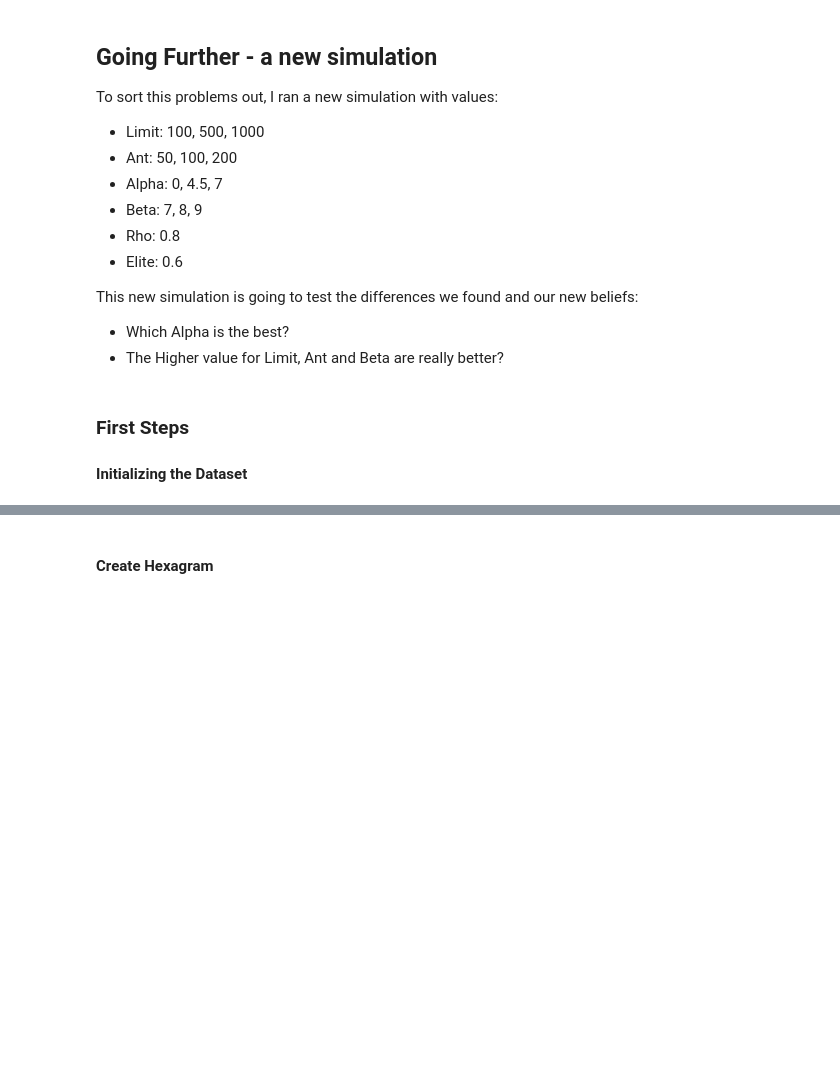
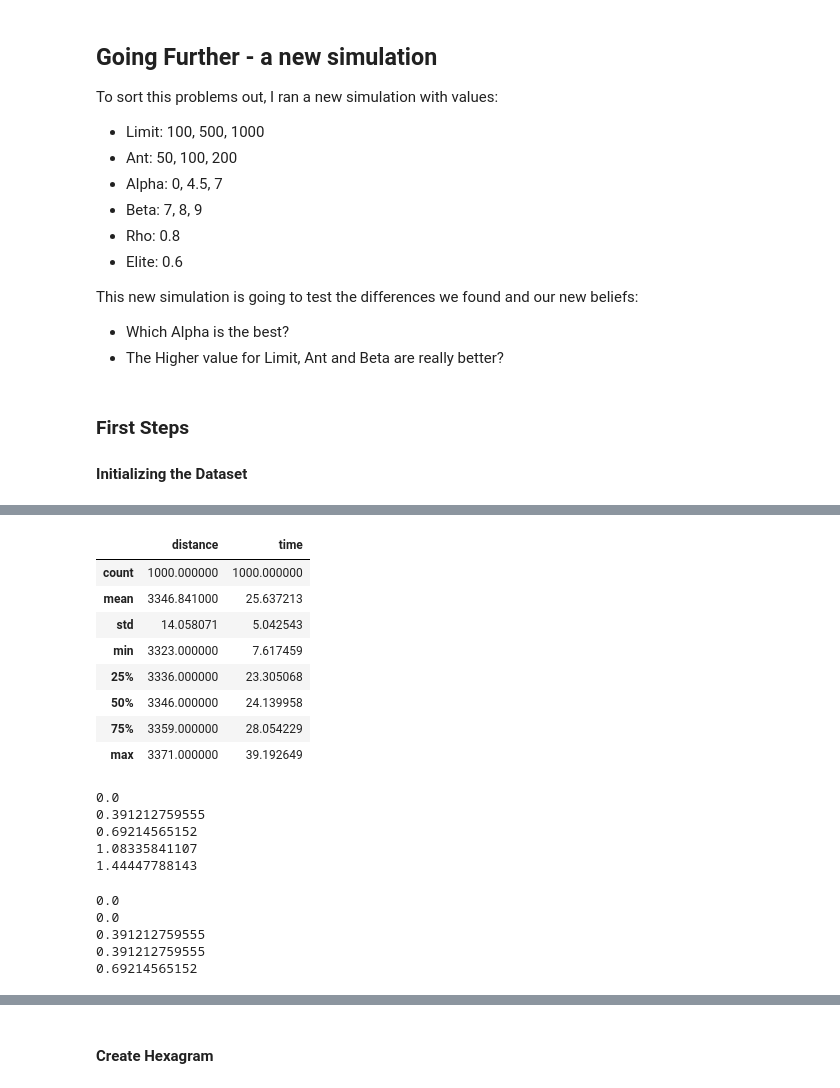
Before and after one commit to andresalesbarbosa/ACO, a Jupyter notebook: Structured Analysis.ipynb, the cells around one changed output, grey strips where cells are left out. Cells and saved outputs as stored; diff of their text form; code cells hidden in the pictures; blank space fills up the shorter version.

```diff
--- a/Structured Analysis.ipynb
+++ b/Structured Analysis.ipynb
@@ -534,0 +572,36 @@ clean.describe()
+# %%
+rm.describe()
+# %% [output]
+|  | distance | time |
+| count | 1000.000000 | 1000.000000 |
+| mean | 3346.841000 | 25.637213 |
+| std | 14.058071 | 5.042543 |
+| min | 3323.000000 | 7.617459 |
+| 25% | 3336.000000 | 23.305068 |
+| 50% | 3346.000000 | 24.139958 |
+| 75% | 3359.000000 | 28.054229 |
+| max | 3371.000000 | 39.192649 |
+# %%
+print((rm.quantile(0).distance/3323-1)*100)
+print((rm.quantile(0.25).distance/3323-1)*100)
+print((rm.quantile(0.5).distance/3323-1)*100)
+print((rm.quantile(0.75).distance/3323-1)*100)
+print((rm.quantile(1).distance/3323-1)*100)
+# %% [output]
+0.0
+0.391212759555
+0.69214565152
+1.08335841107
+1.44447788143
+# %%
+print((om.quantile(0).distance/3323-1)*100)
+print((om.quantile(0.25).distance/3323-1)*100)
+print((om.quantile(0.5).distance/3323-1)*100)
+print((om.quantile(0.75).distance/3323-1)*100)
+print((om.quantile(1).distance/3323-1)*100)
+# %% [output]
+0.0
+0.0
+0.391212759555
+0.391212759555
+0.69214565152
```
Also changed, not shown: parts of 11 cells of this notebook.
